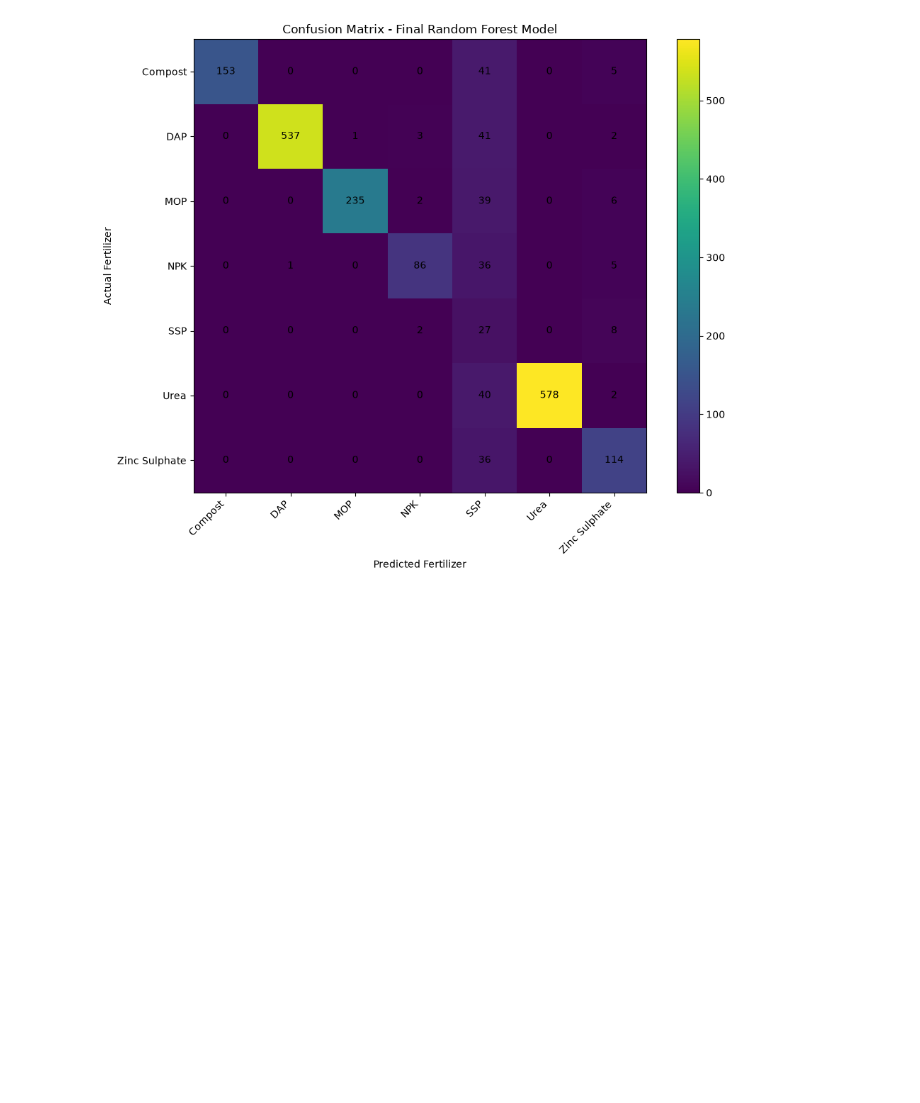
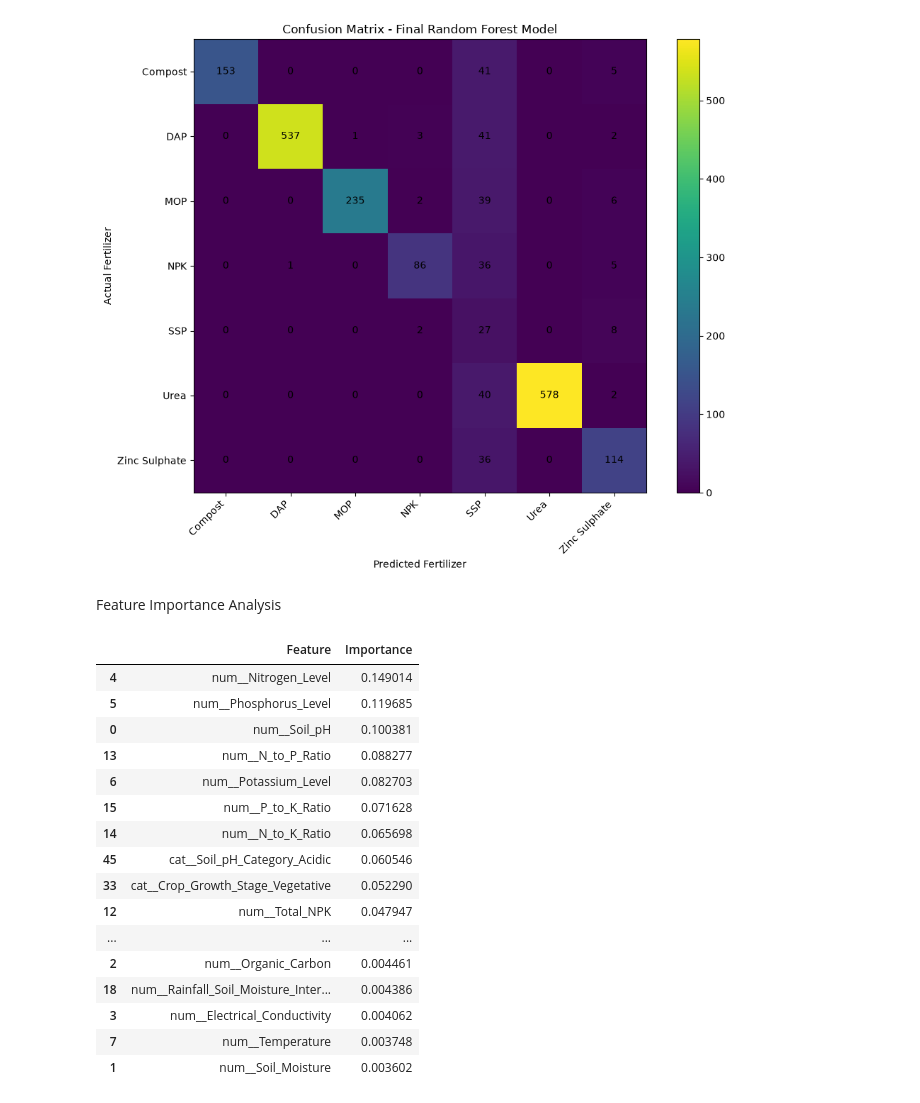
Before and after one commit to RumethW/AI-Powered-Fertilizer-Recommendation-System, a Jupyter notebook: ml_model.ipynb, the cells around one changed output. Drawn from its saved outputs; the diff is of its cells as text; code cells hidden in the pictures; blank space fills up the shorter version.

```diff
--- a/ml_model.ipynb
+++ b/ml_model.ipynb
@@ -1187,3 +1188,41 @@ plt.tight_layout()
 plt.show()
 # %% [output]
 [figure]
+# %% [markdown]
+Feature Importance Analysis
+# %%
+# Get the feature names after preprocessing and feature engineering
+feature_names_fe = preprocessor_fe.get_feature_names_out()
+
+# Create a DataFrame containing each feature and its importance score
+feature_importance = pd.DataFrame({
+    "Feature": feature_names_fe,
+    "Importance": final_model.feature_importances_
+})
+
+# Sort features from highest to lowest importance
+feature_importance = feature_importance.sort_values(
+    by="Importance",
+    ascending=False
+)
+
+# Display the 20 most important features
+feature_importance.head(20)
+# %% [output]
+|  | Feature | Importance |
+| 4 | num__Nitrogen_Level | 0.149014 |
+| 5 | num__Phosphorus_Level | 0.119685 |
+| 0 | num__Soil_pH | 0.100381 |
+| 13 | num__N_to_P_Ratio | 0.088277 |
+| 6 | num__Potassium_Level | 0.082703 |
+| 15 | num__P_to_K_Ratio | 0.071628 |
+| 14 | num__N_to_K_Ratio | 0.065698 |
+| 45 | cat__Soil_pH_Category_Acidic | 0.060546 |
+| 33 | cat__Crop_Growth_Stage_Vegetative | 0.052290 |
+| 12 | num__Total_NPK | 0.047947 |
+| ... | ... | ... |
+| 2 | num__Organic_Carbon | 0.004461 |
+| 18 | num__Rainfall_Soil_Moisture_Inter... | 0.004386 |
+| 3 | num__Electrical_Conductivity | 0.004062 |
+| 7 | num__Temperature | 0.003748 |
+| 1 | num__Soil_Moisture | 0.003602 |
```
Also changed, not shown: parts of 5 cells of this notebook.
